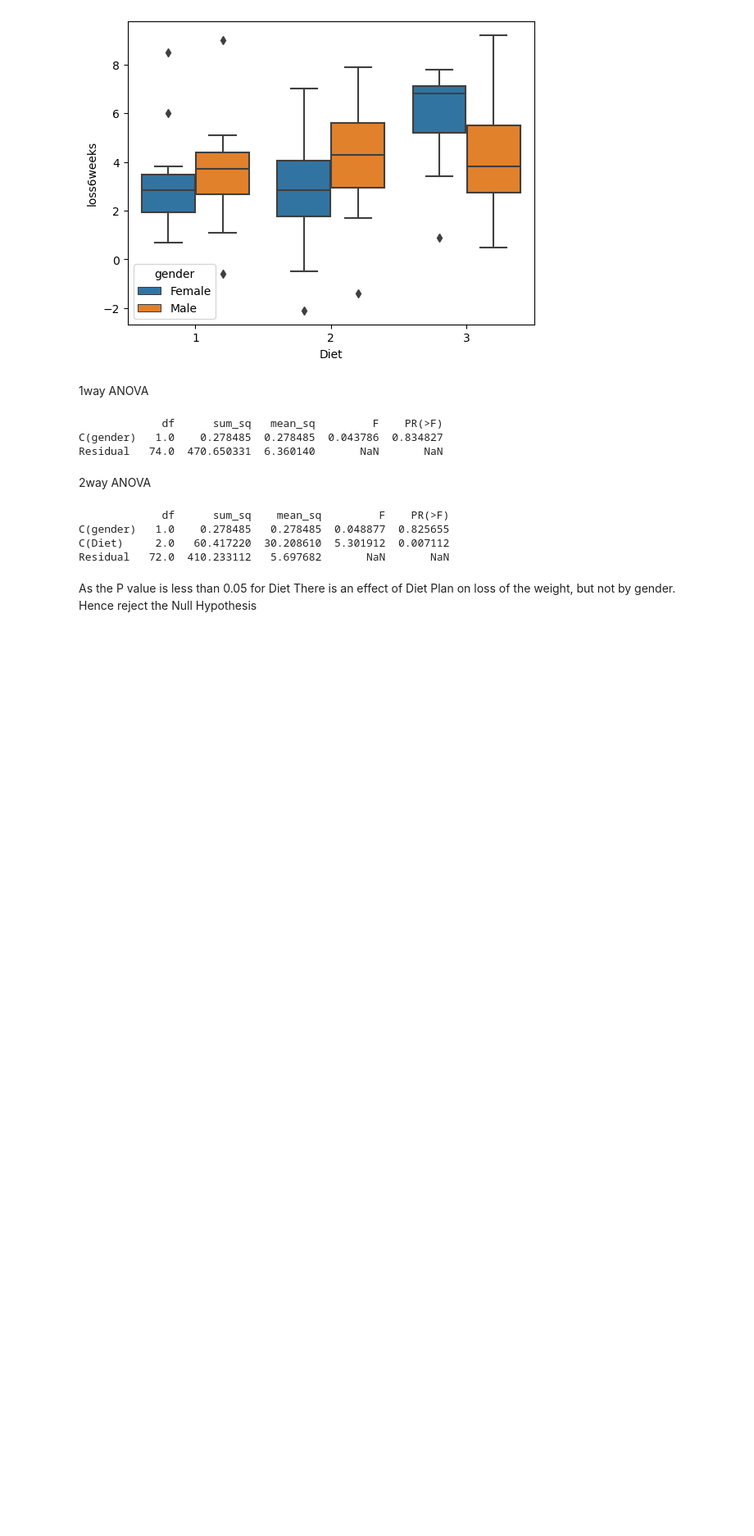
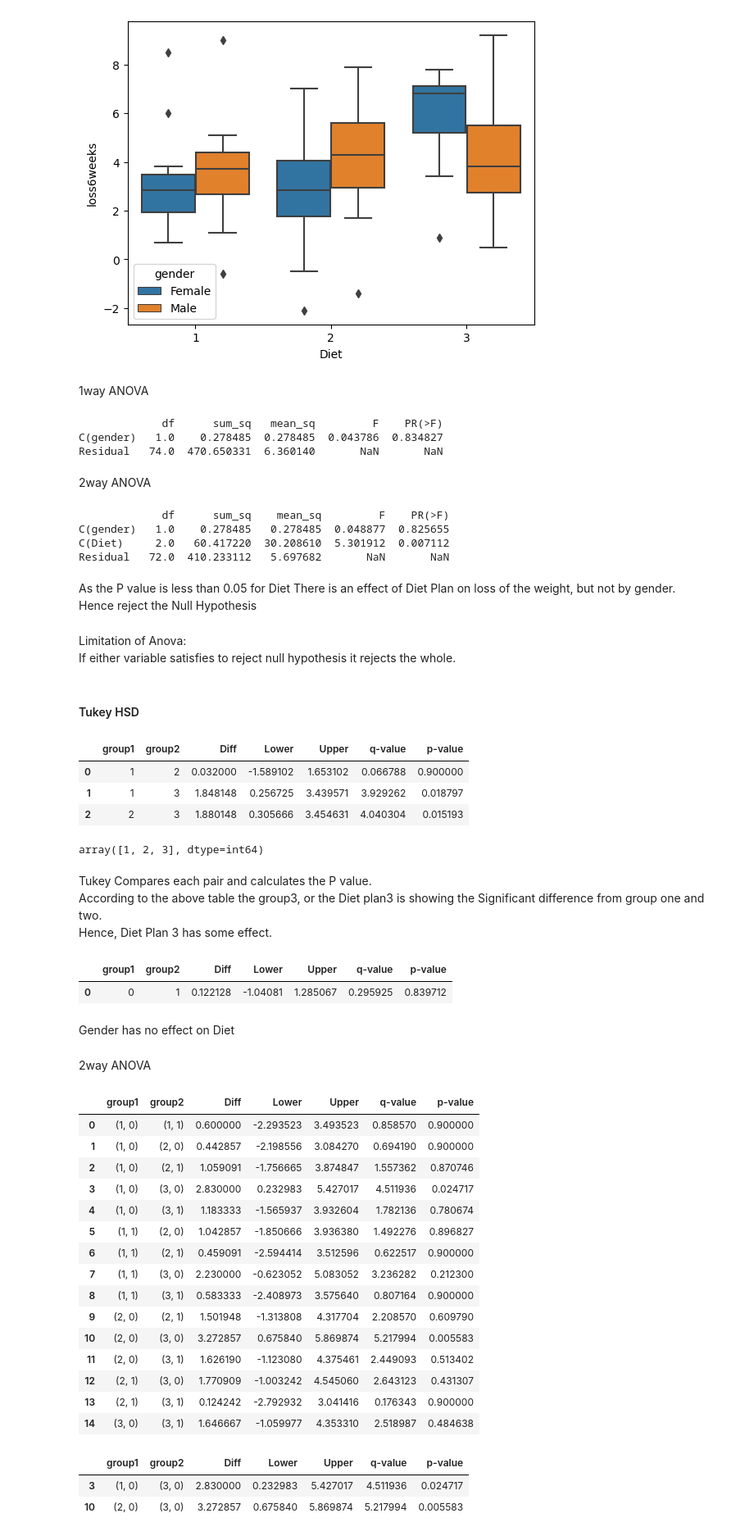
Before and after one commit to gali-jithendra/LEARNINGS, a Jupyter notebook: 9_DS_ANOVA.ipynb, the cells around one changed output. Shown at 82% size. Cells and saved outputs as stored; diff of their text form; code cells hidden in the pictures; blank space fills up the shorter version.

Commit message:
Adding ANOVA

```diff
--- a/9_DS_ANOVA.ipynb
+++ b/9_DS_ANOVA.ipynb
@@ -223,3 +228,8 @@ Residual   72.0  410.233112   5.697682       NaN       NaN
 # %% [markdown]
 As the P value is less than 0.05 for Diet There is an effect of Diet Plan on loss of the weight, but not by gender.
 Hence reject the Null Hypothesis
+# %% [markdown]
+Limitation of Anova:
+If either variable satisfies to reject null hypothesis it rejects the whole.
+# %% [markdown]
+#### Tukey HSD
@@ -225,0 +238,60 @@ Hence reject the Null Hypothesis
+# %%
+df['gender_int'] = np.where(df['gender']=='Female', 0,1)
+# %%
+f = 'loss6weeks ~ C(Diet)'
+res = stat()
+res.tukey_hsd(df[['Diet','loss6weeks']], res_var = 'loss6weeks',
+                  xfac_var = 'Diet',
+                  anova_model = f)
+res.tukey_summary
+# %% [output]
+|  | group1 | group2 | Diff | Lower | Upper | q-value | p-value |
+| 0 | 1 | 2 | 0.032000 | -1.589102 | 1.653102 | 0.066788 | 0.900000 |
+| 1 | 1 | 3 | 1.848148 | 0.256725 | 3.439571 | 3.929262 | 0.018797 |
+| 2 | 2 | 3 | 1.880148 | 0.305666 | 3.454631 | 4.040304 | 0.015193 |
+# %%
+df['Diet'].unique()
+# %% [output]
+array([1, 2, 3], dtype=int64)
+# %% [markdown]
+Tukey Compares each pair and calculates the P value.
+According to the above table the group3, or the Diet plan3 is showing the Significant difference from group one and two.
+Hence, Diet Plan 3 has some effect.
+# %%
+f = 'loss6weeks ~ C(gender_int)'
+res = stat()
+res.tukey_hsd(df[['Diet','loss6weeks','gender_int']], res_var = 'loss6weeks',
+                  xfac_var = 'gender_int',
+                  anova_model = f)
+res.tukey_summary
+# %% [output]
+|  | group1 | group2 | Diff | Lower | Upper | q-value | p-value |
+| 0 | 0 | 1 | 0.122128 | -1.04081 | 1.285067 | 0.295925 | 0.839712 |
+# %% [markdown]
+Gender has no effect on Diet
+# %% [markdown]
+2way ANOVA
+# %%
+f = 'loss6weeks ~ C(Diet) + C(gender_int)'
+res = stat()
+res.tukey_hsd(df[['Diet','loss6weeks','gender_int']], res_var = 'loss6weeks',
+                  xfac_var = ['Diet','gender_int'],
+                  anova_model = f)
+res.tukey_summary
+# %% [output]
+|  | group1 | group2 | Diff | Lower | Upper | q-value | p-value |
+| 0 | (1, 0) | (1, 1) | 0.600000 | -2.293523 | 3.493523 | 0.858570 | 0.900000 |
+| 1 | (1, 0) | (2, 0) | 0.442857 | -2.198556 | 3.084270 | 0.694190 | 0.900000 |
+| 2 | (1, 0) | (2, 1) | 1.059091 | -1.756665 | 3.874847 | 1.557362 | 0.870746 |
+| 3 | (1, 0) | (3, 0) | 2.830000 | 0.232983 | 5.427017 | 4.511936 | 0.024717 |
+| 4 | (1, 0) | (3, 1) | 1.183333 | -1.565937 | 3.932604 | 1.782136 | 0.780674 |
+| 5 | (1, 1) | (2, 0) | 1.042857 | -1.850666 | 3.936380 | 1.492276 | 0.896827 |
+| 6 | (1, 1) | (2, 1) | 0.459091 | -2.594414 | 3.512596 | 0.622517 | 0.900000 |
+| 7 | (1, 1) | (3, 0) | 2.230000 | -0.623052 | 5.083052 | 3.236282 | 0.212300 |
+| 8 | (1, 1) | (3, 1) | 0.583333 | -2.408973 | 3.575640 | 0.807164 | 0.900000 |
+| 9 | (2, 0) | (2, 1) | 1.501948 | -1.313808 | 4.317704 | 2.208570 | 0.609790 |
+| 10 | (2, 0) | (3, 0) | 3.272857 | 0.675840 | 5.869874 | 5.217994 | 0.005583 |
+| 11 | (2, 0) | (3, 1) | 1.626190 | -1.123080 | 4.375461 | 2.449093 | 0.513402 |
+| 12 | (2, 1) | (3, 0) | 1.770909 | -1.003242 | 4.545060 | 2.643123 | 0.431307 |
+| 13 | (2, 1) | (3, 1) | 0.124242 | -2.792932 | 3.041416 | 0.176343 | 0.900000 |
+| 14 | (3, 0) | (3, 1) | 1.646667 | -1.059977 | 4.353310 | 2.518987 | 0.484638 |
@@ -225,0 +304,6 @@ Hence reject the Null Hypothesis
+# %%
+res.tukey_summary.loc[res.tukey_summary['p-value']<0.05]
+# %% [output]
+|  | group1 | group2 | Diff | Lower | Upper | q-value | p-value |
+| 3 | (1, 0) | (3, 0) | 2.830000 | 0.232983 | 5.427017 | 4.511936 | 0.024717 |
+| 10 | (2, 0) | (3, 0) | 3.272857 | 0.675840 | 5.869874 | 5.217994 | 0.005583 |
```
Also changed, not shown: parts of 19 cells of this notebook.
